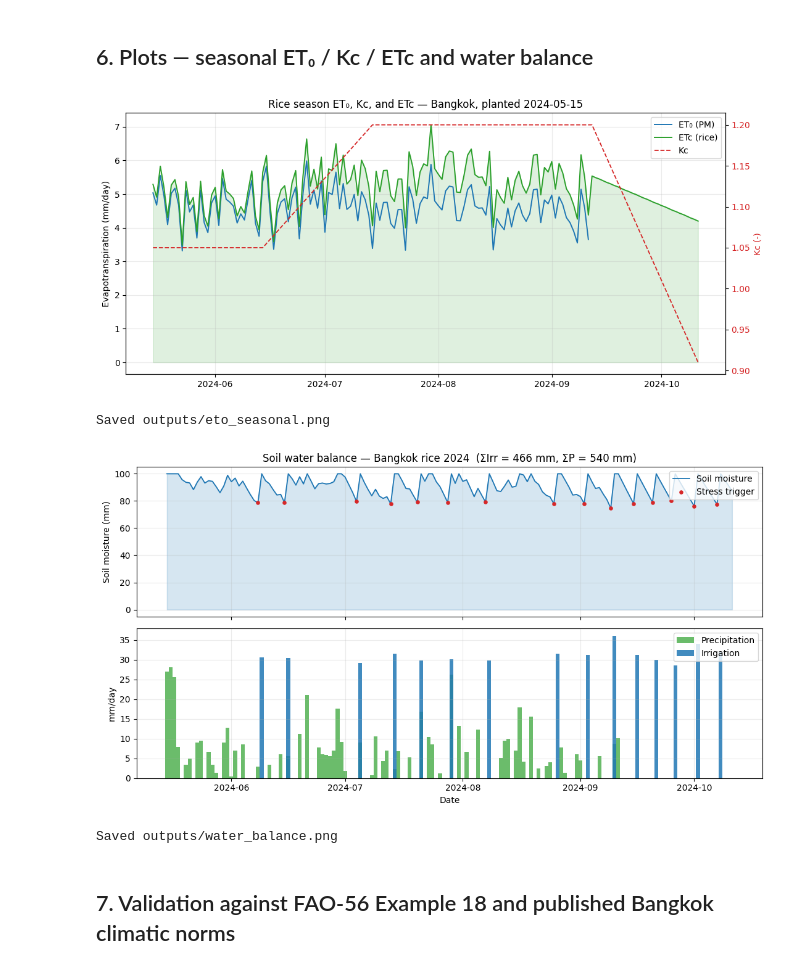
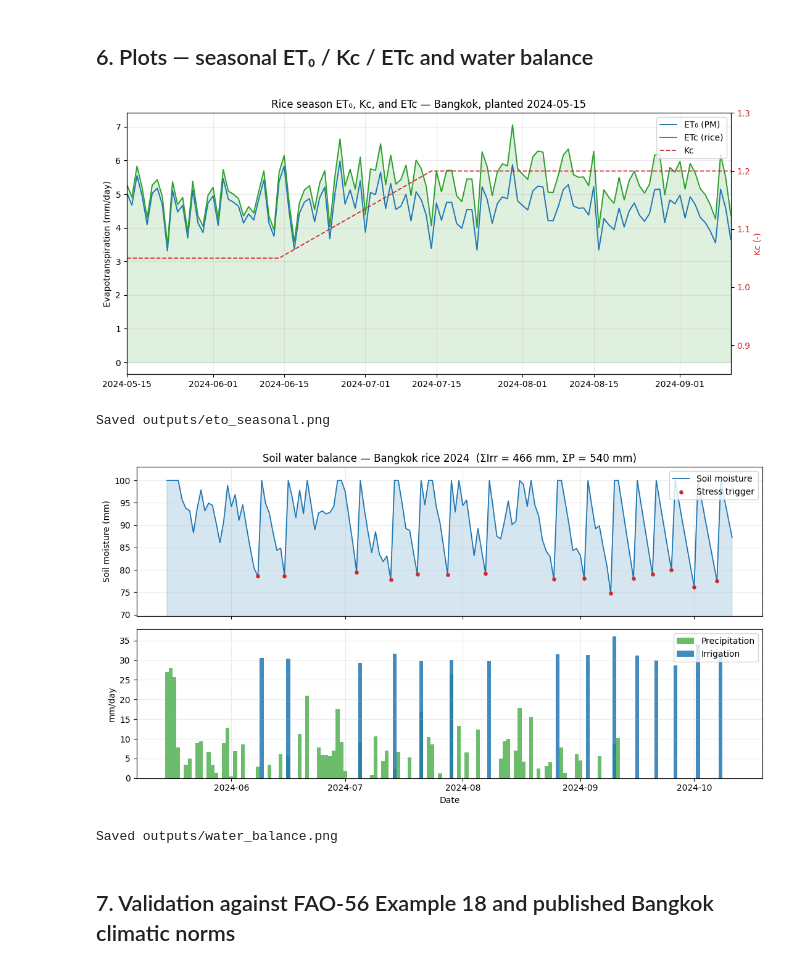
Before and after one commit to Rekin226/aquascope-demos, a Jupyter notebook: 03_bangkok_eto_rice/notebook.ipynb, the cells around one changed output. Cells and saved outputs as stored; diff of their text form; code cells hidden in the pictures.

```diff
--- a/03_bangkok_eto_rice/notebook.ipynb
+++ b/03_bangkok_eto_rice/notebook.ipynb
@@ -266,15 +266,24 @@ Seasonal totals:
 # %% [markdown]
 ## 6. Plots — seasonal ET₀ / Kc / ETc and water balance
 # %%
+# Clip both series to the ET₀ weather window so the ETc and Kc lines
+# end on the same date and the plot does not look truncated.
+plot_end = eto_series.index.max()
+cwr_p = cwr.loc[cwr.index <= plot_end]
+
 fig, ax = plt.subplots(figsize=(11, 5))
 ax.plot(eto_series.index, eto_series.values, color="#1f77b4", label="ET₀ (PM)", linewidth=1.4)
-ax.plot(cwr.index, cwr["etc"].values, color="#2ca02c", label="ETc (rice)", linewidth=1.4)
-ax.fill_between(cwr.index, cwr["etc"].values, color="#2ca02c", alpha=0.15)
+ax.plot(cwr_p.index, cwr_p["etc"].values, color="#2ca02c", label="ETc (rice)", linewidth=1.4)
+ax.fill_between(cwr_p.index, cwr_p["etc"].values, color="#2ca02c", alpha=0.15)
 ax.set_ylabel("Evapotranspiration (mm/day)")
+ax.set_xlim(eto_series.index.min(), plot_end)
 ax2 = ax.twinx()
-ax2.plot(cwr.index, cwr["kc"].values, color="#d62728", linestyle="--", linewidth=1.3, label="Kc")
+ax2.plot(cwr_p.index, cwr_p["kc"].values, color="#d62728", linestyle="--", linewidth=1.3, label="Kc")
 ax2.set_ylabel("Kc (-)", color="#d62728")
 ax2.tick_params(axis="y", labelcolor="#d62728")
+# Pin the Kc axis to the full FAO-56 rice envelope so the curve shape reads
+# naturally; otherwise matplotlib auto-zooms and the dashed line looks flat.
+ax2.set_ylim(0.85, 1.30)
 ax.set_title(f"Rice season ET₀, Kc, and ETc — Bangkok, planted {PLANTING_DATE}")
 lines1, labels1 = ax.get_legend_handles_labels()
 lines2, labels2 = ax2.get_legend_handles_labels()
@@ -285,32 +294,35 @@ fig.savefig(OUTPUT_DIR / "eto_seasonal.png", dpi=160)
 plt.show()
 print(f"Saved {OUTPUT_DIR / 'eto_seasonal.png'}")
 # %% [output]
-[figure, old version]
+[figure, new version]
 Saved outputs/eto_seasonal.png
 # %%
 fig, (axm, axp) = plt.subplots(2, 1, figsize=(11, 6), sharex=True)
 axm.plot(balance.index, balance["soil_moisture_mm"].values, color="#1f77b4", linewidth=1.3, label="Soil moisture")
 axm.fill_between(balance.index, balance["soil_moisture_mm"].values, color="#1f77b4", alpha=0.18)
 stress = balance[balance["irrigation_trigger"]]
 axm.scatter(stress.index, stress["soil_moisture_mm"], color="#d62728", s=14, label="Stress trigger", zorder=3)
 axm.set_ylabel("Soil moisture (mm)")
+# Zoom y-range to the data band so the daily depletion-refill cycle reads clearly.
+sm = balance["soil_moisture_mm"]
+axm.set_ylim(max(0, sm.min() - 5), sm.max() + 3)
 axm.set_title(f"Soil water balance — Bangkok rice {PLANTING_DATE.year}  (ΣIrr = {total_irrigation:.0f} mm, ΣP = {total_precip:.0f} mm)")
 axm.legend(loc="upper right")
 axm.grid(True, alpha=0.25)
 
 axp.bar(balance.index, balance["precip_mm"].values, color="#2ca02c", alpha=0.7, width=1.0, label="Precipitation")
 irr_days = balance[balance["irrigation_mm"] > 0]
 axp.bar(irr_days.index, irr_days["irrigation_mm"], color="#1f77b4", alpha=0.85, width=1.0, label="Irrigation")
 axp.set_ylabel("mm/day")
 axp.set_xlabel("Date")
 axp.legend(loc="upper right")
 axp.grid(True, alpha=0.25)
 fig.tight_layout()
 fig.savefig(OUTPUT_DIR / "water_balance.png", dpi=160)
 plt.show()
 print(f"Saved {OUTPUT_DIR / 'water_balance.png'}")
 # %% [output]
-[figure, old version]
+[figure, new version]
 Saved outputs/water_balance.png
 # %% [markdown]
 ## 7. Validation against FAO-56 Example 18 and published Bangkok climatic norms
```
Also changed, not shown: 12 other files.
